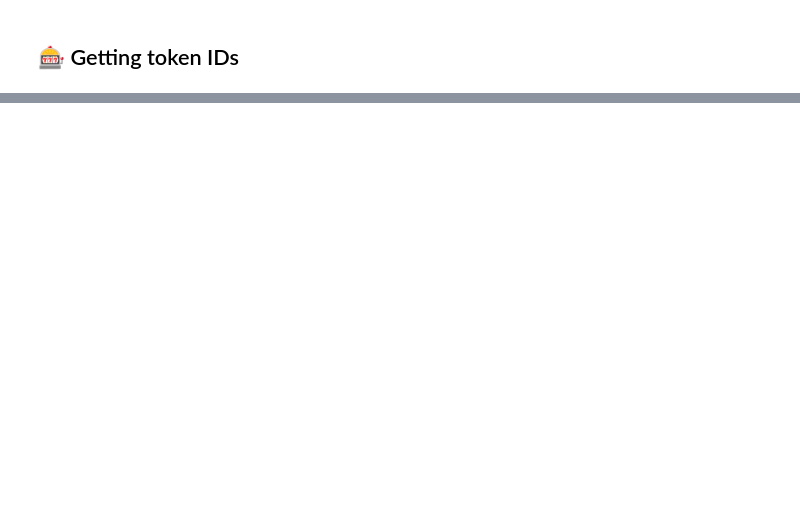
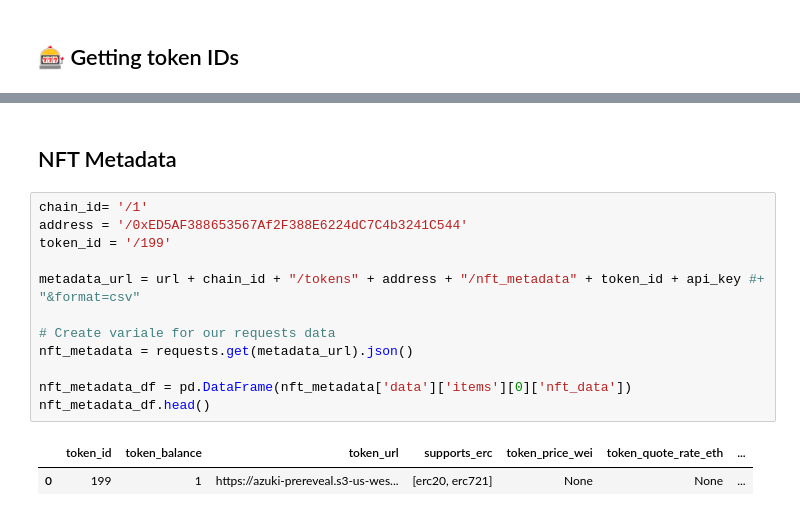
Before and after one commit to mmsaki/nft-trading-analysis, a Jupyter notebook: azuki_analysis.ipynb, the cells around one changed output, grey strips where cells are left out. Cells and saved outputs as stored; diff of their text form; blank space fills up the shorter version.

```diff
--- a/azuki_analysis.ipynb
+++ b/azuki_analysis.ipynb
@@ -45,0 +73,17 @@ token_IDS.head()
+# %% [markdown]
+## NFT Metadata
+# %%
+chain_id= '/1'
+address = '/0xED5AF388653567Af2F388E6224dC7C4b3241C544'
+token_id = '/199'
+
+metadata_url = url + chain_id + "/tokens" + address + "/nft_metadata" + token_id + api_key #+ "&format=csv"
+
+# Create variale for our requests data
+nft_metadata = requests.get(metadata_url).json()
+
+nft_metadata_df = pd.DataFrame(nft_metadata['data']['items'][0]['nft_data'])
+nft_metadata_df.head()
+# %% [output]
+|  | token_id | token_balance | token_url | supports_erc | token_price_wei | token_quote_rate_eth | ... |
+| 0 | 199 | 1 | https://azuki-prereveal.s3-us-wes... | [erc20, erc721] | None | None | ... |
```
Also changed, not shown: parts of 12 cells of this notebook.
